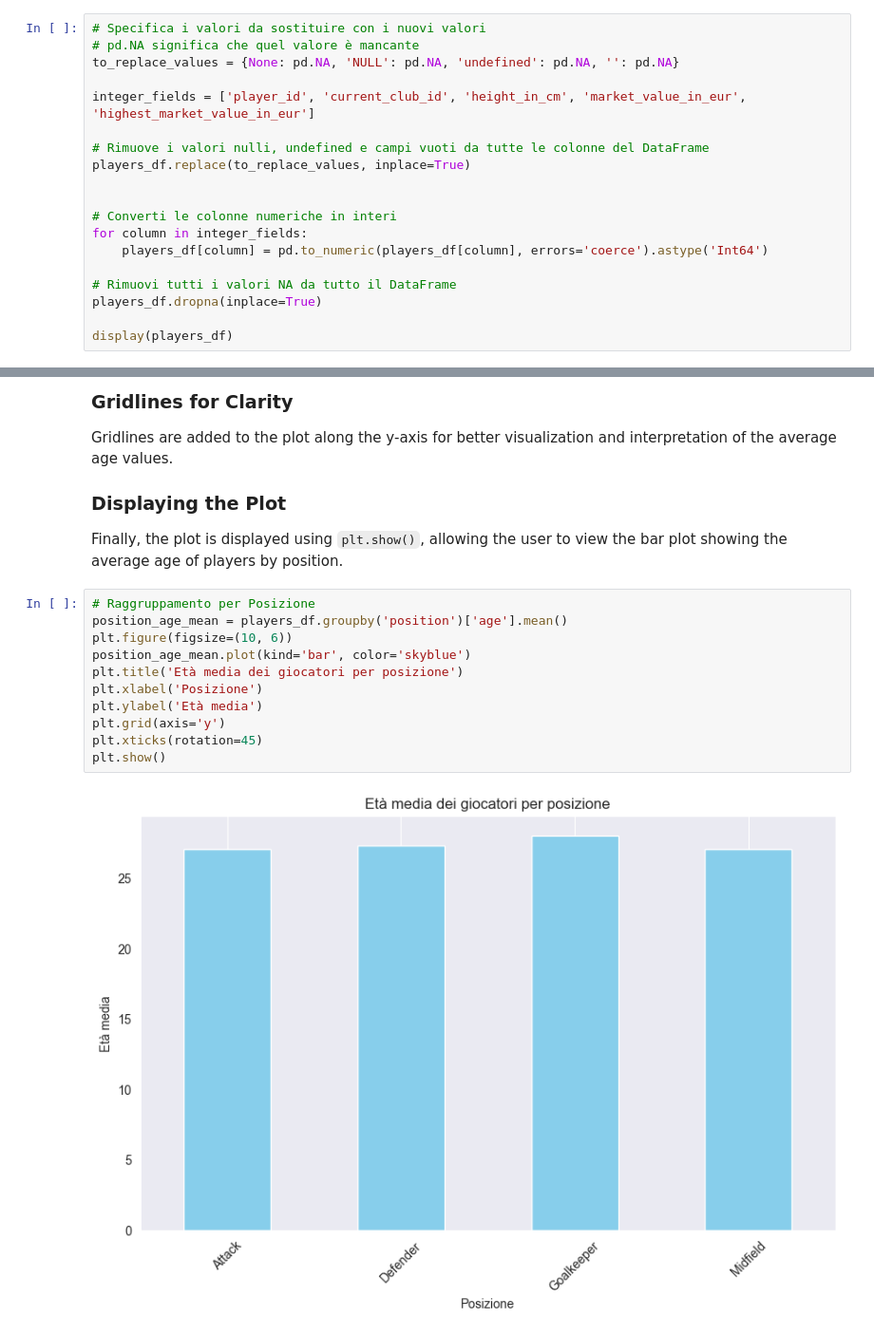
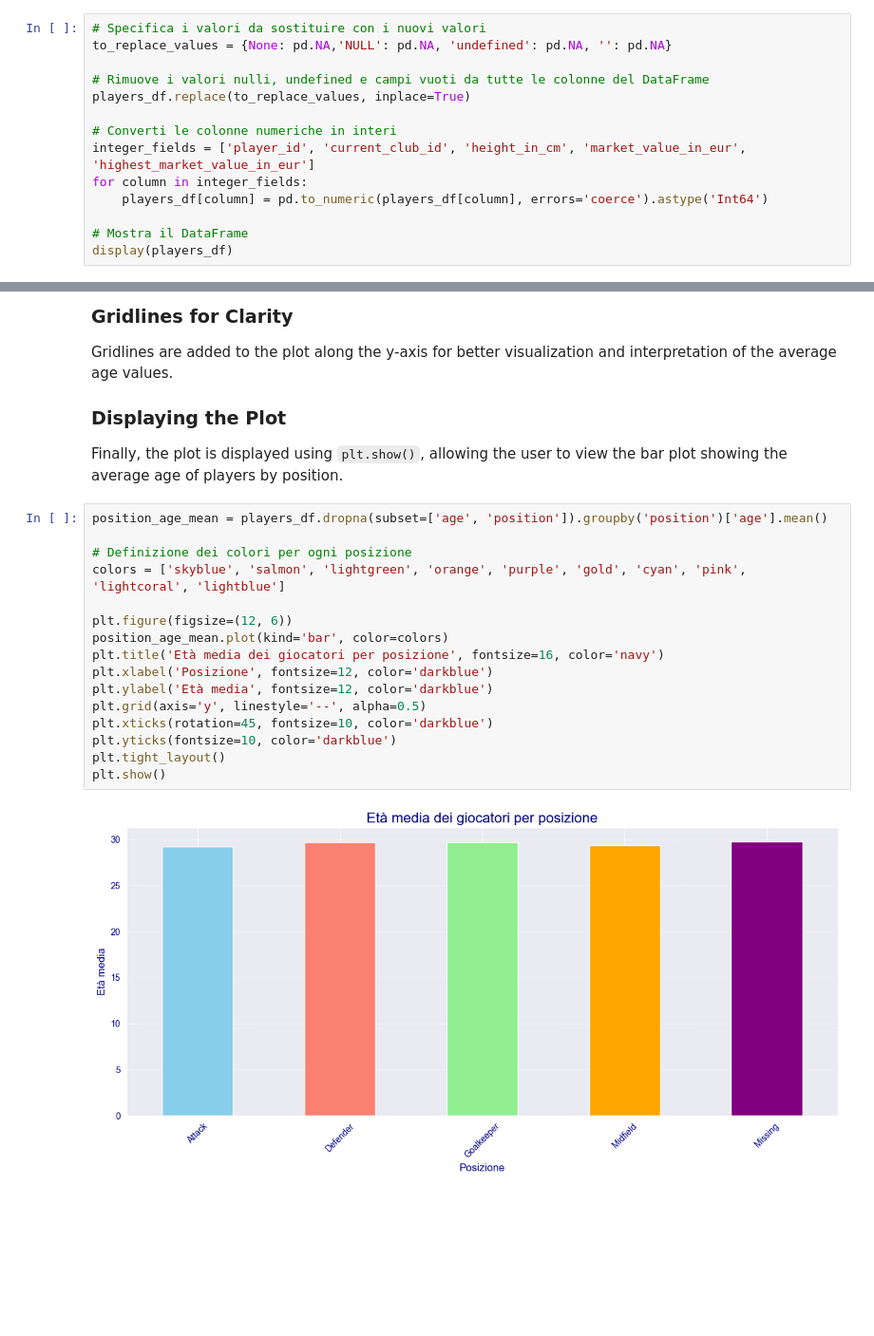
Before and after one commit to BonincontroL/IumTweb_project, a Jupyter notebook: solution/DataAnalysis/JupyterNotebooks/players.ipynb, the cells around one changed output, grey strips where cells are left out. Shown at 95% size. Cells and saved outputs as stored; diff of their text form; blank space fills up the shorter version.

Commit message:
continuazione test analisi dati su players.ipynb

```diff
--- a/solution/DataAnalysis/JupyterNotebooks/players.ipynb
+++ b/solution/DataAnalysis/JupyterNotebooks/players.ipynb
@@ -250,22 +249,17 @@ This code cell performs data cleaning operations on the DataFrame `players_df` t
    - Finally, it displays the cleaned DataFrame `players_df` using the `display()` function.
 # %%
 # Specifica i valori da sostituire con i nuovi valori
-# pd.NA significa che quel valore è mancante
-to_replace_values = {None: pd.NA, 'NULL': pd.NA, 'undefined': pd.NA, '': pd.NA}
-
-integer_fields = ['player_id', 'current_club_id', 'height_in_cm', 'market_value_in_eur', 'highest_market_value_in_eur']
+to_replace_values = {None: pd.NA,'NULL': pd.NA, 'undefined': pd.NA, '': pd.NA}
 
 # Rimuove i valori nulli, undefined e campi vuoti da tutte le colonne del DataFrame
 players_df.replace(to_replace_values, inplace=True)
 
-
 # Converti le colonne numeriche in interi
+integer_fields = ['player_id', 'current_club_id', 'height_in_cm', 'market_value_in_eur', 'highest_market_value_in_eur']
 for column in integer_fields:
     players_df[column] = pd.to_numeric(players_df[column], errors='coerce').astype('Int64')
 
-# Rimuovi tutti i valori NA da tutto il DataFrame
-players_df.dropna(inplace=True)
-
+# Mostra il DataFrame
 display(players_df)
 # %% [output]
 |  | player_id | first_name | last_name | name | last_season | current_club_id | player_code | ... |
@@ -461,15 +509,20 @@ Gridlines are added to the plot along the y-axis for better visualization and in
 ### Displaying the Plot
 Finally, the plot is displayed using `plt.show()`, allowing the user to view the bar plot showing the average age of players by position.
 # %%
-# Raggruppamento per Posizione
-position_age_mean = players_df.groupby('position')['age'].mean()
-plt.figure(figsize=(10, 6))
-position_age_mean.plot(kind='bar', color='skyblue')
-plt.title('Età media dei giocatori per posizione')
-plt.xlabel('Posizione')
-plt.ylabel('Età media')
-plt.grid(axis='y')
-plt.xticks(rotation=45)
+position_age_mean = players_df.dropna(subset=['age', 'position']).groupby('position')['age'].mean()
+
+# Definizione dei colori per ogni posizione
+colors = ['skyblue', 'salmon', 'lightgreen', 'orange', 'purple', 'gold', 'cyan', 'pink', 'lightcoral', 'lightblue']
+
+plt.figure(figsize=(12, 6))
+position_age_mean.plot(kind='bar', color=colors)
+plt.title('Età media dei giocatori per posizione', fontsize=16, color='navy')
+plt.xlabel('Posizione', fontsize=12, color='darkblue')
+plt.ylabel('Età media', fontsize=12, color='darkblue')
+plt.grid(axis='y', linestyle='--', alpha=0.5)
+plt.xticks(rotation=45, fontsize=10, color='darkblue')
+plt.yticks(fontsize=10, color='darkblue')
+plt.tight_layout()
 plt.show()
 # %% [output]
-[figure, old version]
+[figure, new version]
```
Also changed, not shown: parts of 27 cells of this notebook.
